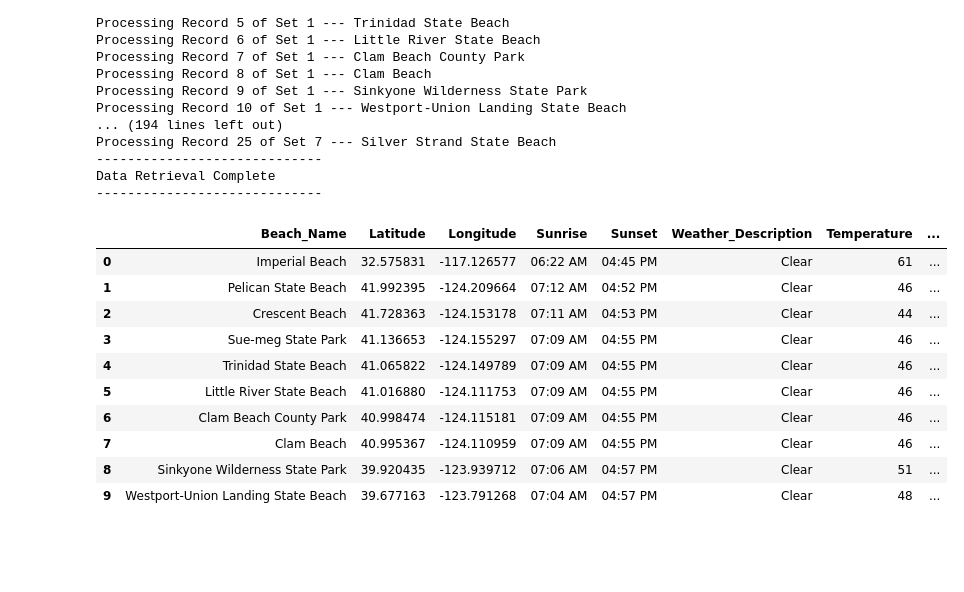
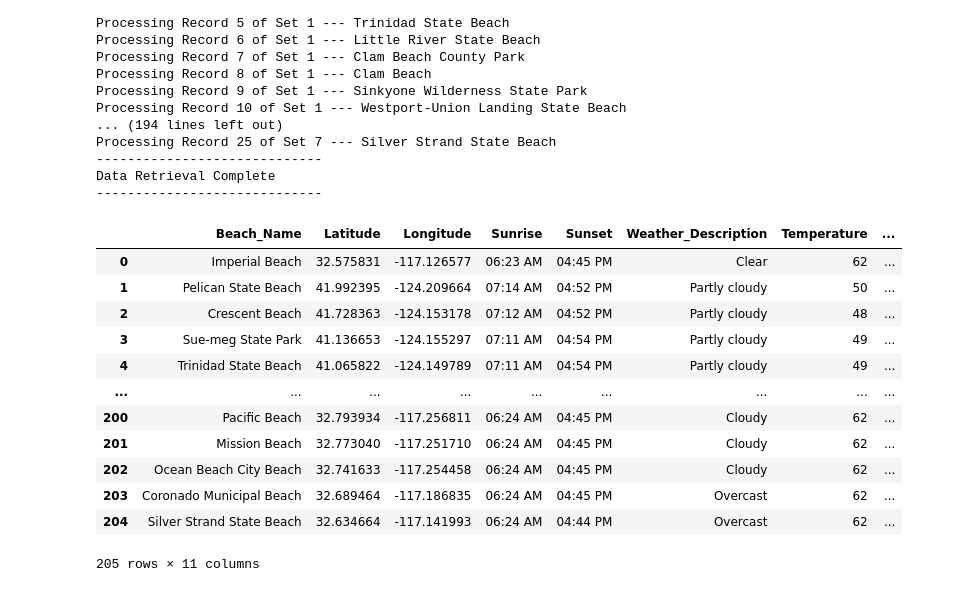
Before and after one commit to ckanchanda/Surf_Check, a Jupyter notebook: Beaches_database.ipynb, the cells around one changed output. Saved outputs shown, nothing was run; the diff lists cells and outputs as text; code cells hidden in the pictures; blank space fills up the shorter version.

```diff
--- a/ck_api_call2.ipynb
+++ b/Beaches_database.ipynb
@@ -46,3 +45,3 @@ beaches_df.head()
 # %%
-beaches_df = beaches_df.drop_duplicates(keep='first')
-beaches_df
+#beaches_df = beaches_df.drop_duplicates(keep='first')
+#beaches_df
@@ -234,20 +218,21 @@ Data Retrieval Complete
 -----------------------------
 # %%
 #convert dictionaries into a Pandas DF
-
 beach_data_df = pd.DataFrame(beach_data)
-beach_data_df.head(10)
+beach_data_df
 # %% [output]
 |  | Beach_Name | Latitude | Longitude | Sunrise | Sunset | Weather_Description | Temperature | ... |
-| 0 | Imperial Beach | 32.575831 | -117.126577 | 06:22 AM | 04:45 PM | Clear | 61 | ... |
-| 1 | Pelican State Beach | 41.992395 | -124.209664 | 07:12 AM | 04:52 PM | Clear | 46 | ... |
-| 2 | Crescent Beach | 41.728363 | -124.153178 | 07:11 AM | 04:53 PM | Clear | 44 | ... |
-| 3 | Sue-meg State Park | 41.136653 | -124.155297 | 07:09 AM | 04:55 PM | Clear | 46 | ... |
-| 4 | Trinidad State Beach | 41.065822 | -124.149789 | 07:09 AM | 04:55 PM | Clear | 46 | ... |
-| 5 | Little River State Beach | 41.016880 | -124.111753 | 07:09 AM | 04:55 PM | Clear | 46 | ... |
-| 6 | Clam Beach County Park | 40.998474 | -124.115181 | 07:09 AM | 04:55 PM | Clear | 46 | ... |
-| 7 | Clam Beach | 40.995367 | -124.110959 | 07:09 AM | 04:55 PM | Clear | 46 | ... |
-| 8 | Sinkyone Wilderness State Park | 39.920435 | -123.939712 | 07:06 AM | 04:57 PM | Clear | 51 | ... |
-| 9 | Westport-Union Landing State Beach | 39.677163 | -123.791268 | 07:04 AM | 04:57 PM | Clear | 48 | ... |
+| 0 | Imperial Beach | 32.575831 | -117.126577 | 06:23 AM | 04:45 PM | Clear | 62 | ... |
+| 1 | Pelican State Beach | 41.992395 | -124.209664 | 07:14 AM | 04:52 PM | Partly cloudy | 50 | ... |
+| 2 | Crescent Beach | 41.728363 | -124.153178 | 07:12 AM | 04:52 PM | Partly cloudy | 48 | ... |
+| 3 | Sue-meg State Park | 41.136653 | -124.155297 | 07:11 AM | 04:54 PM | Partly cloudy | 49 | ... |
+| 4 | Trinidad State Beach | 41.065822 | -124.149789 | 07:11 AM | 04:54 PM | Partly cloudy | 49 | ... |
+| ... | ... | ... | ... | ... | ... | ... | ... | ... |
+| 200 | Pacific Beach | 32.793934 | -117.256811 | 06:24 AM | 04:45 PM | Cloudy | 62 | ... |
+| 201 | Mission Beach | 32.773040 | -117.251710 | 06:24 AM | 04:45 PM | Cloudy | 62 | ... |
+| 202 | Ocean Beach City Beach | 32.741633 | -117.254458 | 06:24 AM | 04:45 PM | Cloudy | 62 | ... |
+| 203 | Coronado Municipal Beach | 32.689464 | -117.186835 | 06:24 AM | 04:45 PM | Overcast | 62 | ... |
+| 204 | Silver Strand State Beach | 32.634664 | -117.141993 | 06:24 AM | 04:44 PM | Overcast | 62 | ... |
+205 rows × 11 columns
 # %%
 # Create the output file (CSV).
```
Also changed, not shown: parts of 12 cells of this notebook, 4 other files.
